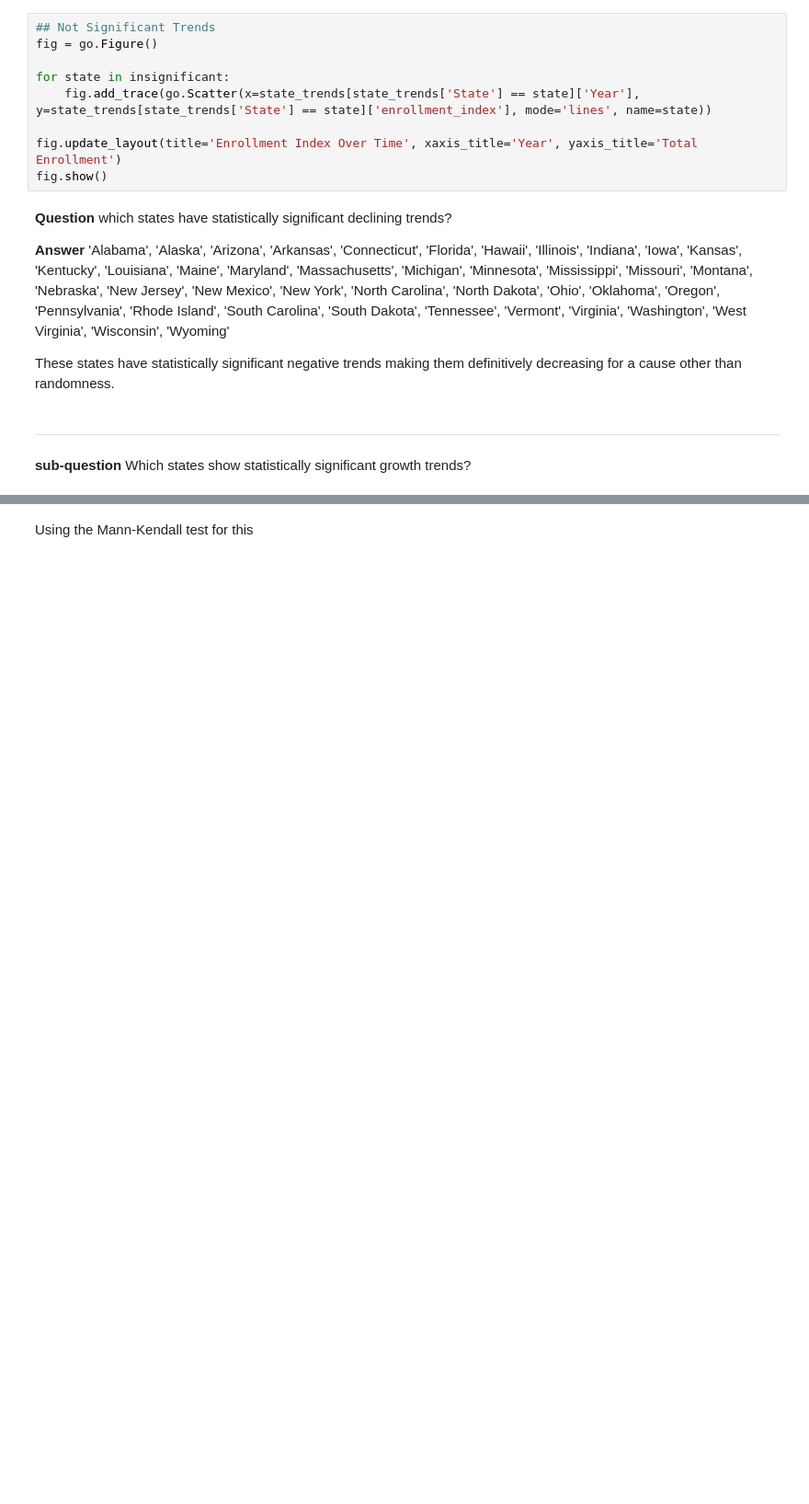
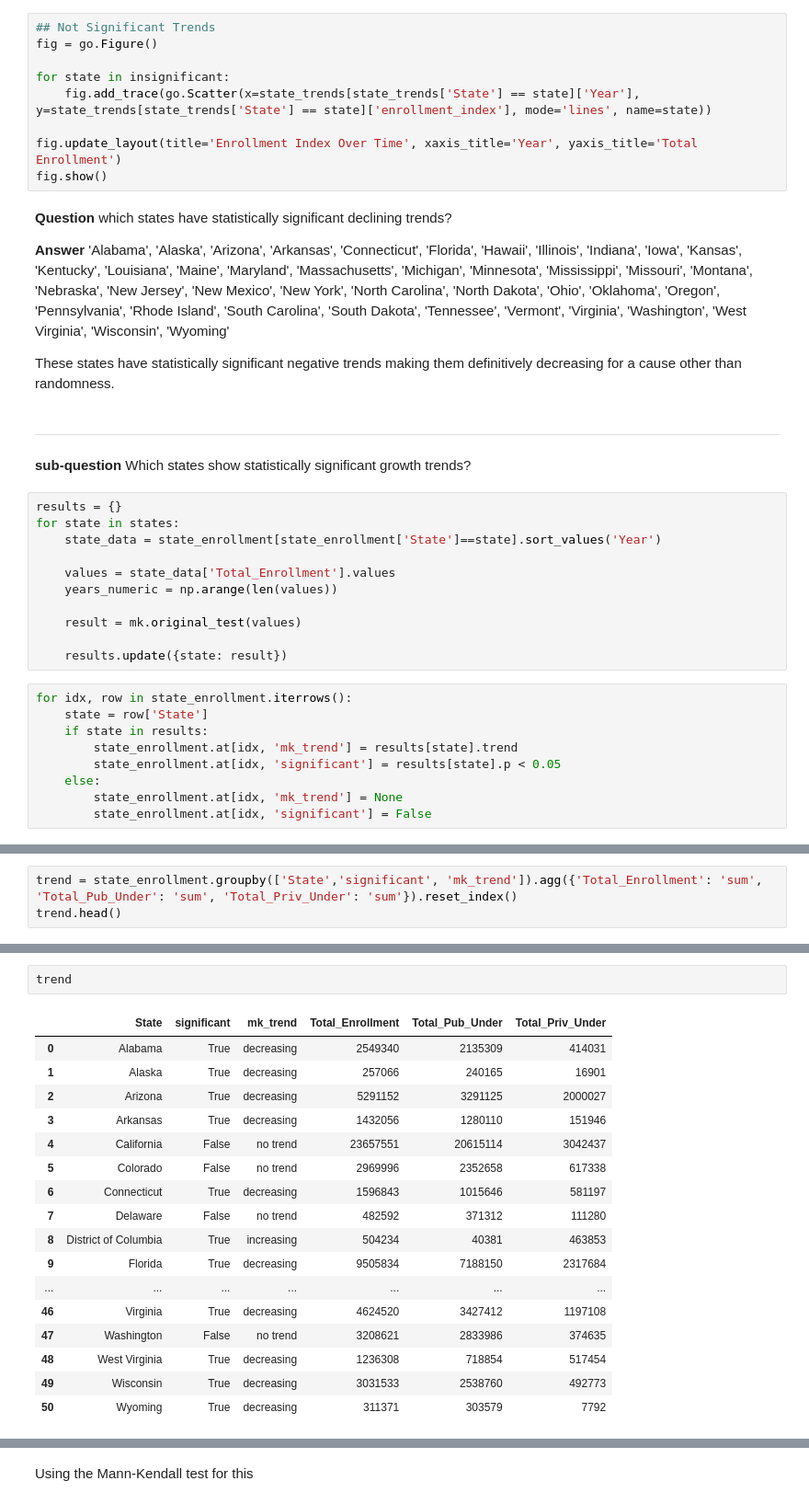
Before and after one commit to Arocha09/EnrollmentForecasting, a Jupyter notebook: descriptive_analysis/temporal_analysis.ipynb, the cells around one changed output, grey strips where cells are left out. Shown at 92% size. Saved outputs shown, nothing was run; the diff lists cells and outputs as text; blank space fills up the shorter version.

Commit message:
Mann Kendall tests. Needs review of content and desired output.

```diff
--- a/descriptive_analysis/temporal_analysis.ipynb
+++ b/descriptive_analysis/temporal_analysis.ipynb
@@ -345,3 +348,23 @@ These states have statistically significant negative trends making them definiti
 ---------
 # %% [markdown]
 **sub-question** Which states show statistically significant growth trends?
+# %%
+results = {}
+for state in states:
+    state_data = state_enrollment[state_enrollment['State']==state].sort_values('Year')
+
+    values = state_data['Total_Enrollment'].values
+    years_numeric = np.arange(len(values))
+
+    result = mk.original_test(values)
+
+    results.update({state: result})
+# %%
+for idx, row in state_enrollment.iterrows():
+    state = row['State']
+    if state in results:
+        state_enrollment.at[idx, 'mk_trend'] = results[state].trend
+        state_enrollment.at[idx, 'significant'] = results[state].p < 0.05
+    else:
+        state_enrollment.at[idx, 'mk_trend'] = None
+        state_enrollment.at[idx, 'significant'] = False
@@ -347,0 +392,3 @@ These states have statistically significant negative trends making them definiti
+# %%
+trend = state_enrollment.groupby(['State','significant', 'mk_trend']).agg({'Total_Enrollment': 'sum', 'Total_Pub_Under': 'sum', 'Total_Priv_Under': 'sum'}).reset_index()
+trend.head()
@@ -347,0 +402,20 @@ These states have statistically significant negative trends making them definiti
+# %%
+trend
+# %% [output]
+|  | State | significant | mk_trend | Total_Enrollment | Total_Pub_Under | Total_Priv_Under |
+| 0 | Alabama | True | decreasing | 2549340 | 2135309 | 414031 |
+| 1 | Alaska | True | decreasing | 257066 | 240165 | 16901 |
+| 2 | Arizona | True | decreasing | 5291152 | 3291125 | 2000027 |
+| 3 | Arkansas | True | decreasing | 1432056 | 1280110 | 151946 |
+| 4 | California | False | no trend | 23657551 | 20615114 | 3042437 |
+| 5 | Colorado | False | no trend | 2969996 | 2352658 | 617338 |
+| 6 | Connecticut | True | decreasing | 1596843 | 1015646 | 581197 |
+| 7 | Delaware | False | no trend | 482592 | 371312 | 111280 |
+| 8 | District of Columbia | True | increasing | 504234 | 40381 | 463853 |
+| 9 | Florida | True | decreasing | 9505834 | 7188150 | 2317684 |
+| ... | ... | ... | ... | ... | ... | ... |
+| 46 | Virginia | True | decreasing | 4624520 | 3427412 | 1197108 |
+| 47 | Washington | False | no trend | 3208621 | 2833986 | 374635 |
+| 48 | West Virginia | True | decreasing | 1236308 | 718854 | 517454 |
+| 49 | Wisconsin | True | decreasing | 3031533 | 2538760 | 492773 |
+| 50 | Wyoming | True | decreasing | 311371 | 303579 | 7792 |
```
Also changed, not shown: parts of 10 cells of this notebook.
